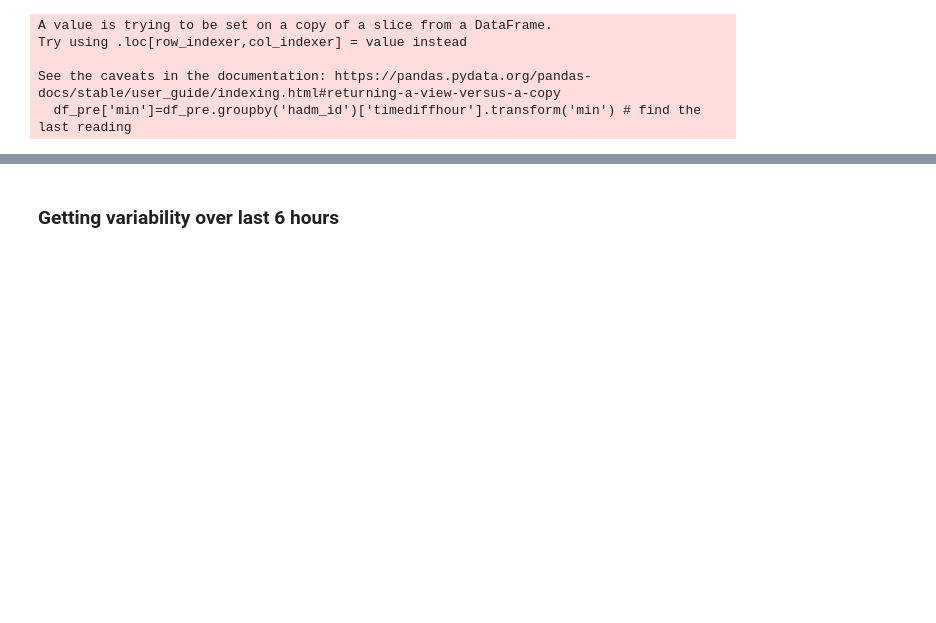
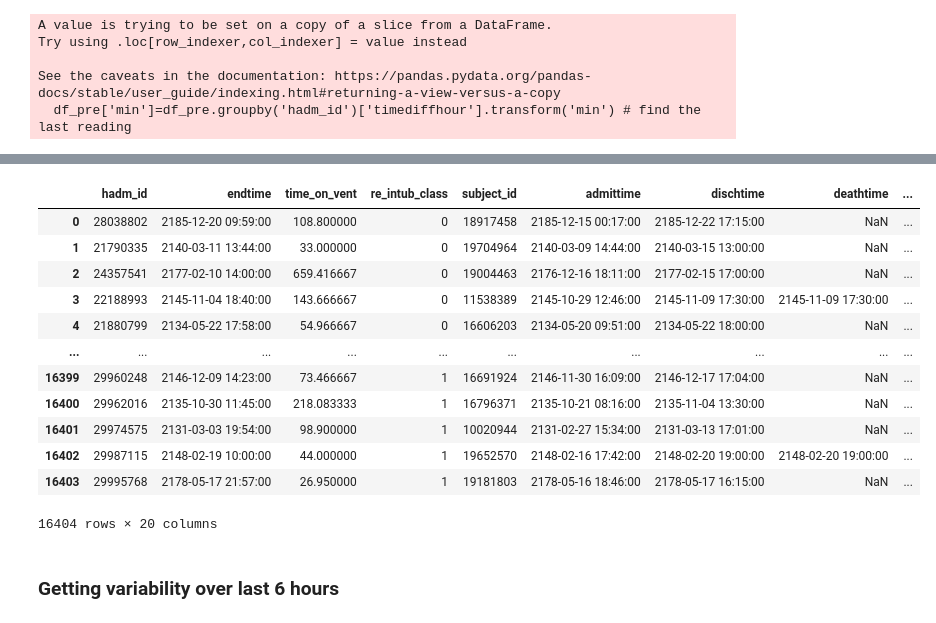
Before and after one commit to anne717/ventilator-insight, a Jupyter notebook: notebooks/03_eventfeature_processing.ipynb, the cells around one changed output, grey strips where cells are left out. Cells and saved outputs as stored; diff of their text form; code cells hidden in the pictures; blank space fills up the shorter version.

```diff
--- a/notebooks/03_eventfeature_processing.ipynb
+++ b/notebooks/03_eventfeature_processing.ipynb
@@ -88,6 +91,22 @@ meanBP.columns = (meanColumns)
 # %%
 svents = pd.read_csv(export_dir +'sample_vents.csv')
 mean_df = pd.merge(left = svents, right=meanBP, how = 'left', left_on='hadm_id', right_on='hadm_id')
+# %%
+mean_df
+# %% [output]
+|  | hadm_id | endtime | time_on_vent | re_intub_class | subject_id | admittime | dischtime | deathtime | ... |
+| 0 | 28038802 | 2185-12-20 09:59:00 | 108.800000 | 0 | 18917458 | 2185-12-15 00:17:00 | 2185-12-22 17:15:00 | NaN | ... |
+| 1 | 21790335 | 2140-03-11 13:44:00 | 33.000000 | 0 | 19704964 | 2140-03-09 14:44:00 | 2140-03-15 13:00:00 | NaN | ... |
+| 2 | 24357541 | 2177-02-10 14:00:00 | 659.416667 | 0 | 19004463 | 2176-12-16 18:11:00 | 2177-02-15 17:00:00 | NaN | ... |
+| 3 | 22188993 | 2145-11-04 18:40:00 | 143.666667 | 0 | 11538389 | 2145-10-29 12:46:00 | 2145-11-09 17:30:00 | 2145-11-09 17:30:00 | ... |
+| 4 | 21880799 | 2134-05-22 17:58:00 | 54.966667 | 0 | 16606203 | 2134-05-20 09:51:00 | 2134-05-22 18:00:00 | NaN | ... |
+| ... | ... | ... | ... | ... | ... | ... | ... | ... | ... |
+| 16399 | 29960248 | 2146-12-09 14:23:00 | 73.466667 | 1 | 16691924 | 2146-11-30 16:09:00 | 2146-12-17 17:04:00 | NaN | ... |
+| 16400 | 29962016 | 2135-10-30 11:45:00 | 218.083333 | 1 | 16796371 | 2135-10-21 08:16:00 | 2135-11-04 13:30:00 | NaN | ... |
+| 16401 | 29974575 | 2131-03-03 19:54:00 | 98.900000 | 1 | 10020944 | 2131-02-27 15:34:00 | 2131-03-13 17:01:00 | NaN | ... |
+| 16402 | 29987115 | 2148-02-19 10:00:00 | 44.000000 | 1 | 19652570 | 2148-02-16 17:42:00 | 2148-02-20 19:00:00 | 2148-02-20 19:00:00 | ... |
+| 16403 | 29995768 | 2178-05-17 21:57:00 | 26.950000 | 1 | 19181803 | 2178-05-16 18:46:00 | 2178-05-17 16:15:00 | NaN | ... |
+16404 rows × 20 columns
 # %%
 mean_df.to_feather(mean_export_file)
 # %%
```
Also changed, not shown: parts of 6 cells of this notebook, 3 other files.
